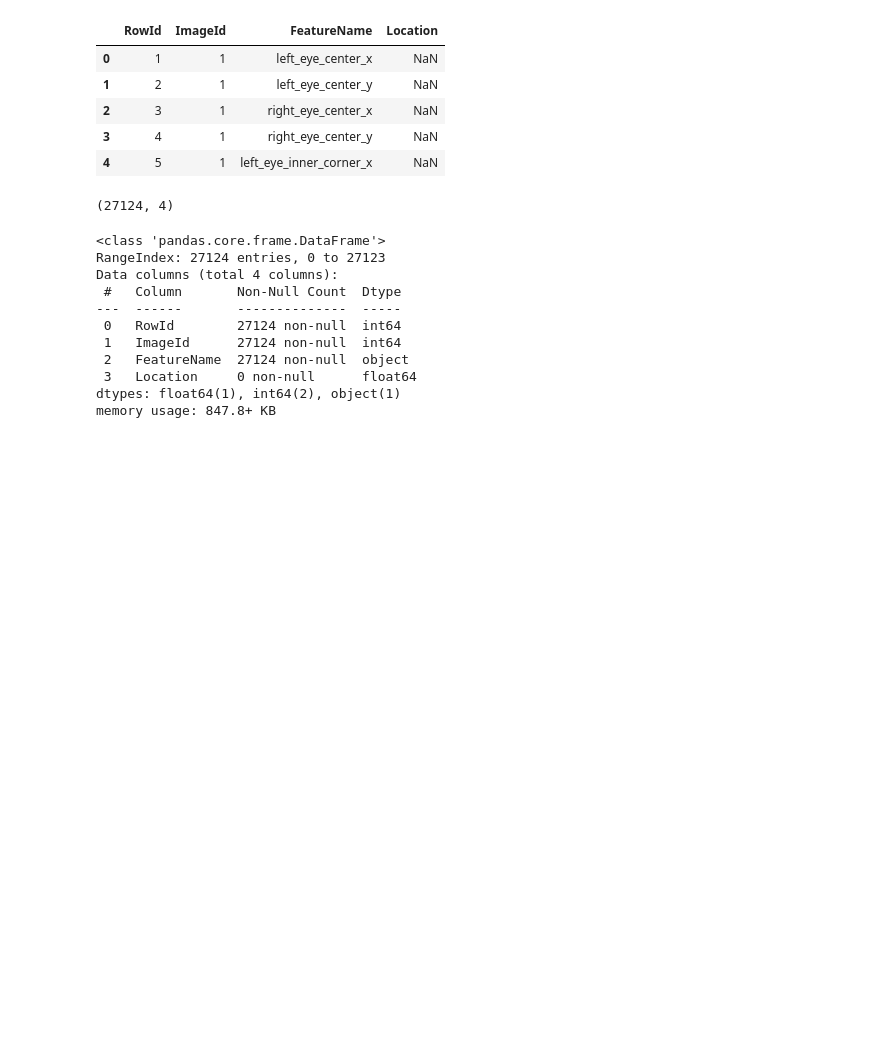
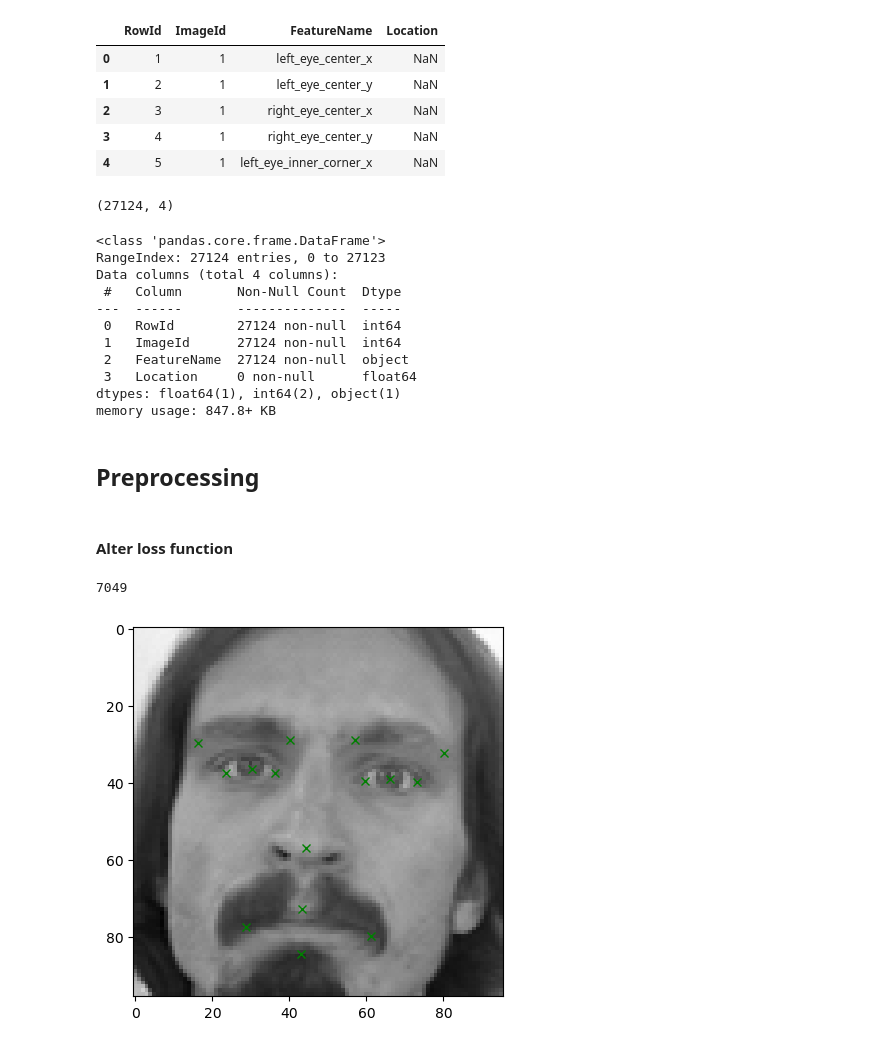
Before and after one commit to WJakubowsk/facial_keypoints_detection, a Jupyter notebook: notebooks/krzysztof.ipynb, the cells around one changed output. Saved outputs shown, nothing was run; the diff lists cells and outputs as text; code cells hidden in the pictures; blank space fills up the shorter version.

Commit message:
lossFunction and Pytorch object added

```diff
--- a/notebooks/krzysztof.ipynb
+++ b/notebooks/krzysztof.ipynb
@@ -134,3 +158,7 @@ Data columns (total 4 columns):
  3   Location     0 non-null      float64
 dtypes: float64(1), int64(2), object(1)
 memory usage: 847.8+ KB
+# %% [markdown]
+## Preprocessing
+# %% [markdown]
+#### Alter loss function
@@ -136,0 +206,13 @@ memory usage: 847.8+ KB
+# %%
+dataset = FacialKeypointsDataset(pd.read_csv('../data/training.csv'))
+print(len(dataset))
+datapoint = dataset[0]
+# print(datapoint)
+img = datapoint['image']
+keypoints = datapoint['keypoints']
+plt.imshow(img, cmap='gray')
+plt.plot(keypoints[0::2], keypoints[1::2], 'gx')
+plt.show()
+# %% [output]
+7049
+[figure, added]
```
Also changed, not shown: parts of 5 cells of this notebook, 2 other files.
